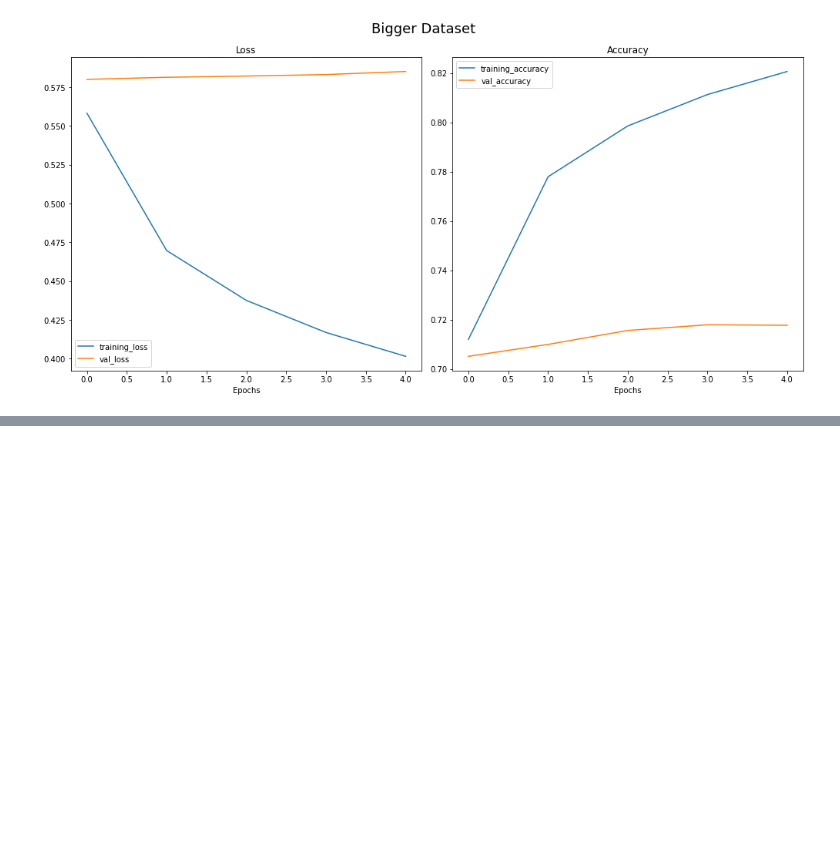
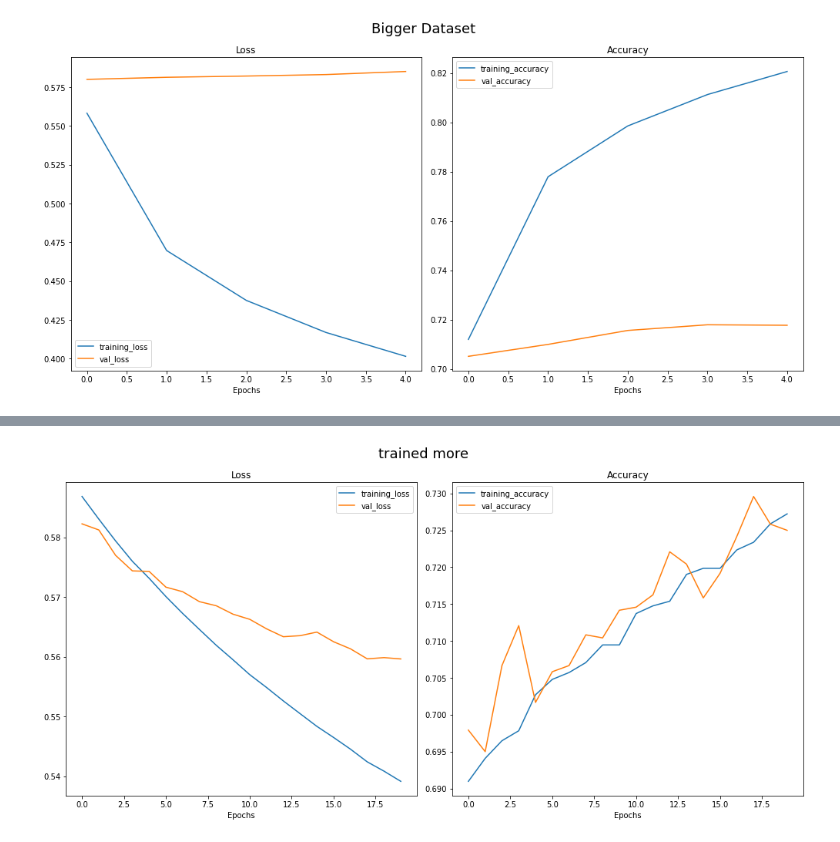
Before and after one commit to jugeekuz/Violence-Detection-Thesis, a Jupyter notebook: violence_detection_CNN_002.ipynb, the cells around one changed output, grey strips where cells are left out. Saved outputs shown, nothing was run; the diff lists cells and outputs as text; code cells hidden in the pictures; blank space fills up the shorter version.

```diff
--- a/violence_detection_CNN_002.ipynb
+++ b/violence_detection_CNN_002.ipynb
@@ -267,0 +317,10 @@ ut.Visualize.plot_loss_curves([history_6],["Bigger Dataset"])
+# %%
+callbacks = [tf.keras.callbacks.EarlyStopping(monitor='loss',patience=2)]
+base_model_8 = tf.keras.applications.InceptionV3(include_top= False, weights= 'imagenet', input_shape=(299,299,3))
+base_model_8.trainable = False
+pool = GlobalAveragePooling2D()(base_model_8.output)
+output = Dense(2, activation = 'softmax')(pool)
+model_8 = Model(inputs = base_model_8.input, outputs= output)
+model_8.compile(loss='sparse_categorical_crossentropy', optimizer= optimizers.SGD(lr = LR),metrics=['accuracy'])
+# %%
+history_8 = model_8.fit(train_data_299,epochs=15,callbacks=callbacks,validation_data=test_data_299,verbose=1)
@@ -267,0 +345,3 @@ ut.Visualize.plot_loss_curves([history_6],["Bigger Dataset"])
+# %%
+#Train for longer
+history_8_2 = model_8.fit(train_data_299,epochs=20,callbacks=callbacks,validation_data=test_data_299,verbose=1)
@@ -267,0 +366,4 @@ ut.Visualize.plot_loss_curves([history_6],["Bigger Dataset"])
+# %%
+ut.Visualize.plot_loss_curves([history_8_2],["trained more"])
+# %% [output]
+[figure, added]
```
Also changed, not shown: parts of 28 cells of this notebook, 2 other files.
